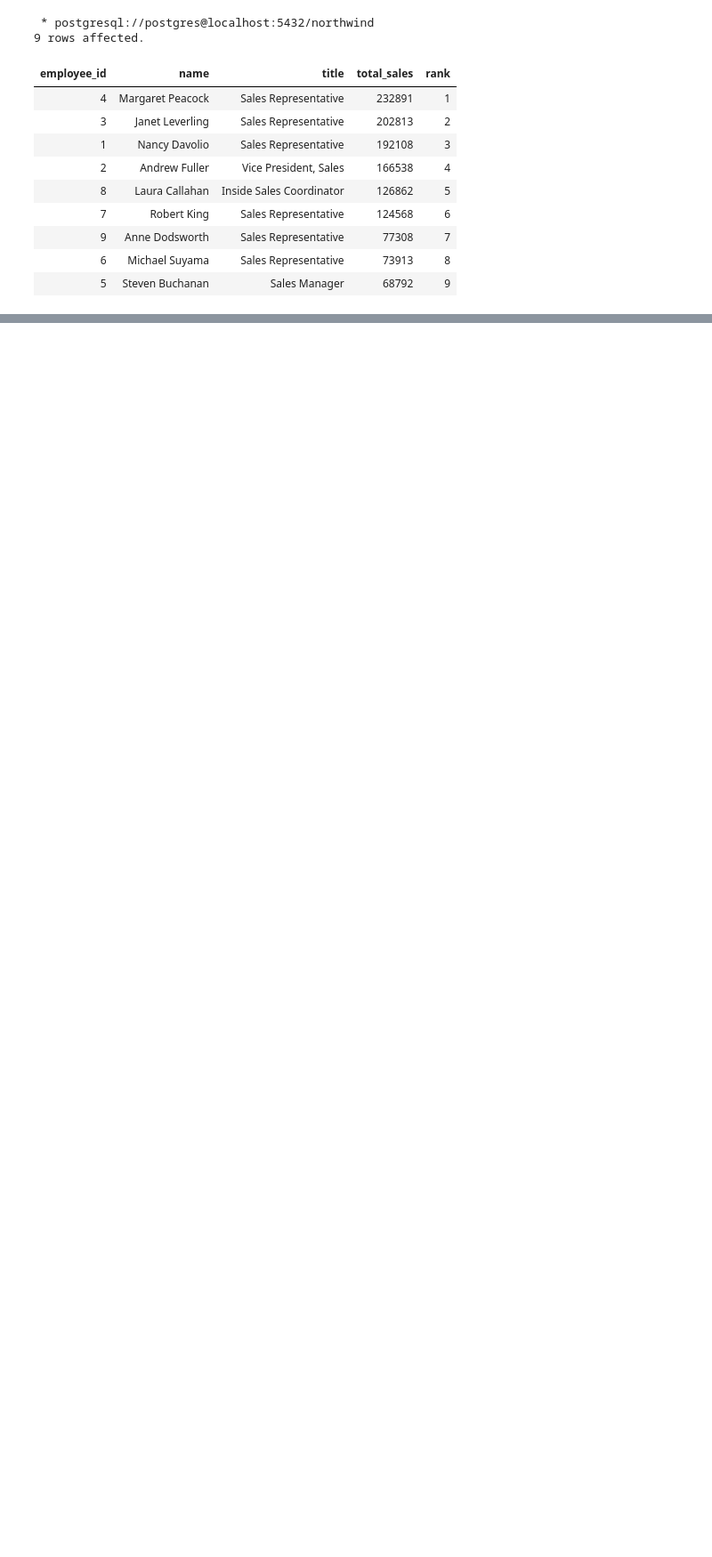
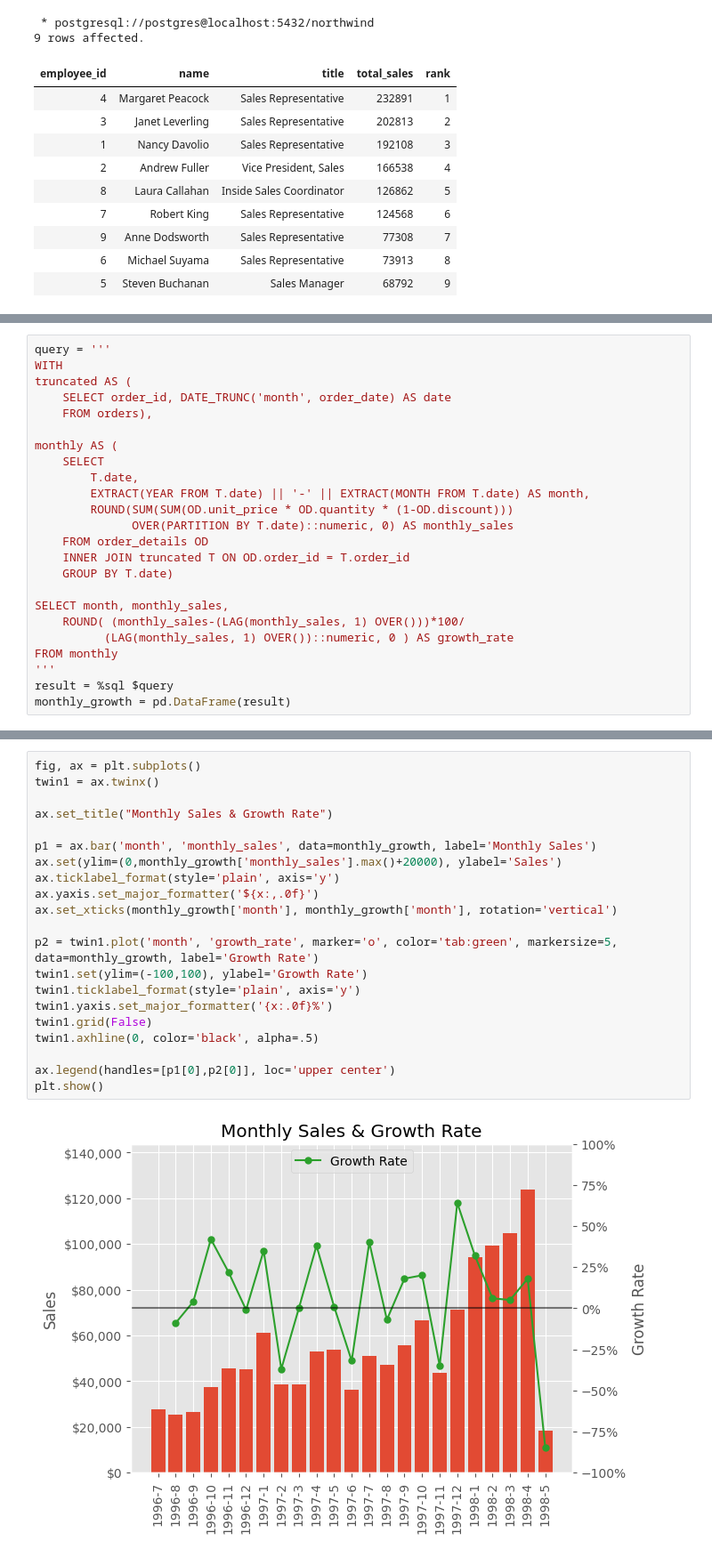
Before and after one commit to moscmh/NorthWind, a Jupyter notebook: northwind.ipynb, the cells around one changed output, grey strips where cells are left out. Shown at 89% size. Cells and saved outputs as stored; diff of their text form; blank space fills up the shorter version.

```diff
--- a/northwind.ipynb
+++ b/northwind.ipynb
@@ -213,0 +238,24 @@ plt.show()
+# %%
+query = '''
+WITH
+truncated AS (
+    SELECT order_id, DATE_TRUNC('month', order_date) AS date
+    FROM orders),
+
+monthly AS (
+    SELECT
+        T.date,
+        EXTRACT(YEAR FROM T.date) || '-' || EXTRACT(MONTH FROM T.date) AS month,
+        ROUND(SUM(SUM(OD.unit_price * OD.quantity * (1-OD.discount)))
+              OVER(PARTITION BY T.date)::numeric, 0) AS monthly_sales
+    FROM order_details OD
+    INNER JOIN truncated T ON OD.order_id = T.order_id
+    GROUP BY T.date)
+
+SELECT month, monthly_sales,
+    ROUND( (monthly_sales-(LAG(monthly_sales, 1) OVER()))*100/
+          (LAG(monthly_sales, 1) OVER())::numeric, 0 ) AS growth_rate
+FROM monthly
+'''
+result = %sql $query
+monthly_growth = pd.DataFrame(result)
@@ -213,0 +265,23 @@ plt.show()
+# %%
+fig, ax = plt.subplots()
+twin1 = ax.twinx()
+
+ax.set_title("Monthly Sales & Growth Rate")
+
+p1 = ax.bar('month', 'monthly_sales', data=monthly_growth, label='Monthly Sales')
+ax.set(ylim=(0,monthly_growth['monthly_sales'].max()+20000), ylabel='Sales')
+ax.ticklabel_format(style='plain', axis='y')
+ax.yaxis.set_major_formatter('${x:,.0f}')
+ax.set_xticks(monthly_growth['month'], monthly_growth['month'], rotation='vertical')
+
+p2 = twin1.plot('month', 'growth_rate', marker='o', color='tab:green', markersize=5, data=monthly_growth, label='Growth Rate')
+twin1.set(ylim=(-100,100), ylabel='Growth Rate')
+twin1.ticklabel_format(style='plain', axis='y')
+twin1.yaxis.set_major_formatter('{x:.0f}%')
+twin1.grid(False)
+twin1.axhline(0, color='black', alpha=.5)
+
+ax.legend(handles=[p1[0],p2[0]], loc='upper center')
+plt.show()
+# %% [output]
+[figure, added]
```
Also changed, not shown: parts of 19 cells of this notebook.
